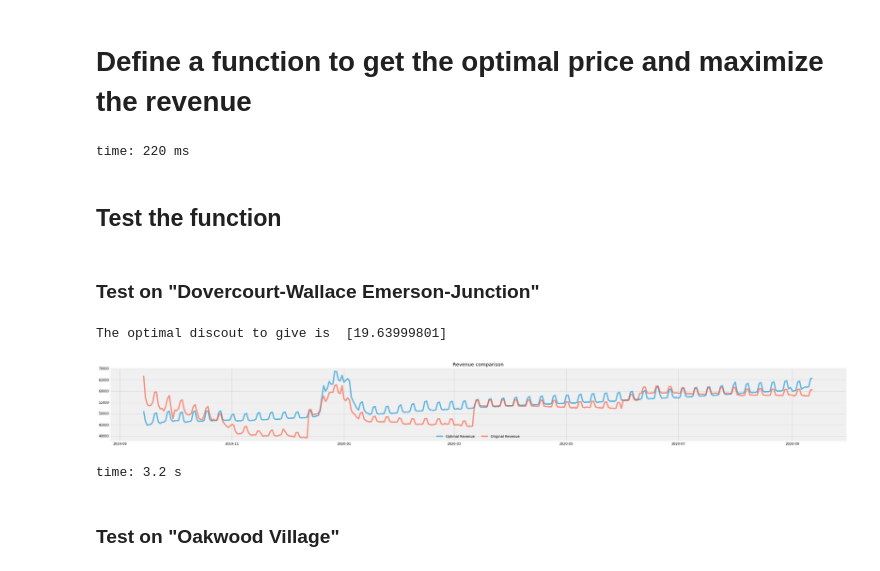
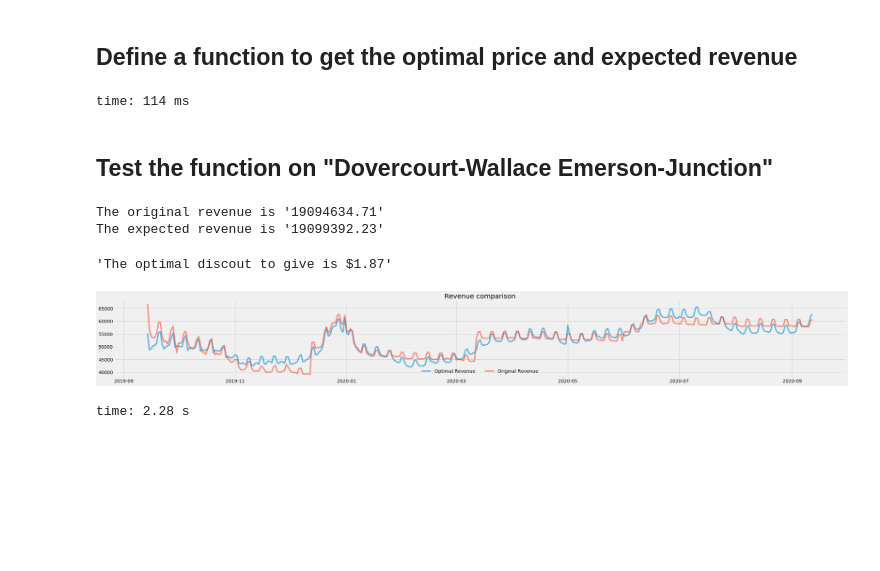
Before and after one commit to Michael-YongWang/MMA_Share, a Jupyter notebook: MMA830_Project_Airbnb_price_optimization.ipynb, the cells around one changed output. Cells and saved outputs as stored; diff of their text form; code cells hidden in the pictures; blank space fills up the shorter version.

```diff
--- a/MMA830_Project_Airbnb_price_optimization.ipynb
+++ b/MMA830_Project_Airbnb_price_optimization.ipynb
@@ -54,5 +60,5 @@ time: 20 ms
 # %% [markdown]
-# Define a function to get the optimal price and maximize the revenue
+## Define a function to get the optimal price and expected revenue
 # %%
 def get_best_discount(
     target_c=["Dovercourt-Wallace Emerson-Junction"],
@@ -117,16 +123,16 @@ def get_best_discount(
 
     df_grouped["date"] = pd.to_datetime(df_grouped["date"])
     base_line = df_grouped.date.min()
-    df_grouped["trend"] = (df_grouped["date"] - base_line).dt.days / 365.25
+    df_grouped["trend"] = (df_grouped["date"] - base_line).dt.days
 
-    # df_grouped["weekly_sin"] = np.sin(df_grouped.trend / 7 * 2 * np.pi)
-    # df_grouped["weekly_cos"] = np.cos(df_grouped.trend / 7 * 2 * np.pi)
-    # df_grouped["monthly_sin"] = np.sin(df_grouped.trend / 30 * 2 * np.pi)
-    # df_grouped["monthly_cos"] = np.cos(df_grouped.trend / 30 * 2 * np.pi)
-    # df_grouped["quarterly_sin"] = np.sin(df_grouped.trend / 91.25 * 2 * np.pi)
-    # df_grouped["quarterly_cos"] = np.cos(df_grouped.trend / 91.25 * 2 * np.pi)
-    # df_grouped["yearly_sin"] = np.sin(df_grouped.trend / 365 * 2 * np.pi)
-    # df_grouped["yearly_cos"] = np.cos(df_grouped.trend / 365 * 2 * np.pi)
+    df_grouped["weekly_sin"] = np.sin(df_grouped.trend / 7 * 2 * np.pi)
+    df_grouped["weekly_cos"] = np.cos(df_grouped.trend / 7 * 2 * np.pi)
+    df_grouped["monthly_sin"] = np.sin(df_grouped.trend / 30 * 2 * np.pi)
+    df_grouped["monthly_cos"] = np.cos(df_grouped.trend / 30 * 2 * np.pi)
+    df_grouped["quarterly_sin"] = np.sin(df_grouped.trend / 91.25 * 2 * np.pi)
+    df_grouped["quarterly_cos"] = np.cos(df_grouped.trend / 91.25 * 2 * np.pi)
+    df_grouped["yearly_sin"] = np.sin(df_grouped.trend / 365 * 2 * np.pi)
+    df_grouped["yearly_cos"] = np.cos(df_grouped.trend / 365 * 2 * np.pi)
 
     df_grouped["weekday"] = df_grouped["date"].dt.dayofweek
     df_grouped["weekday"] = df_grouped["weekday"].astype(str)
@@ -199,22 +205,25 @@ def get_best_discount(
     # plt.xticks(rotation=90)
     plt.title("Revenue comparison")
 
-    print("The optimal discout to give is ", opt.x)
-    return
+    print(
+        "The original revenue is '{}'".format(round(np.sum(target_df["rev_orig"]), 2))
+    )
+    print(
+        "The expected revenue is '{}'".format(round(np.sum(target_df["rev_pred"]), 2))
+    )
+    return "The optimal discout to give is ${}".format(round(float(opt.x), 2))
 # %% [output]
-time: 220 ms
+time: 114 ms
 # %% [markdown]
-## Test the function
+## Test the function on "Dovercourt-Wallace Emerson-Junction"
-# %% [markdown]
-### Test on "Dovercourt-Wallace Emerson-Junction"
 # %%
 get_best_discount(
     target_c=["Dovercourt-Wallace Emerson-Junction"],
-    neighboor_c=["Dufferin Grove", "Junction Area"],
+    neighboor_c=["University", "Junction Area"],
 )
 # %% [output]
-The optimal discout to give is  [19.63999801]
+The original revenue is '19094634.71'
+The expected revenue is '19099392.23'
+'The optimal discout to give is $1.87'
-[figure, old version]
+[figure, new version]
-time: 3.2 s
+time: 2.28 s
-# %% [markdown]
-### Test on "Oakwood Village"
```
Also changed, not shown: parts of 9 cells of this notebook.
